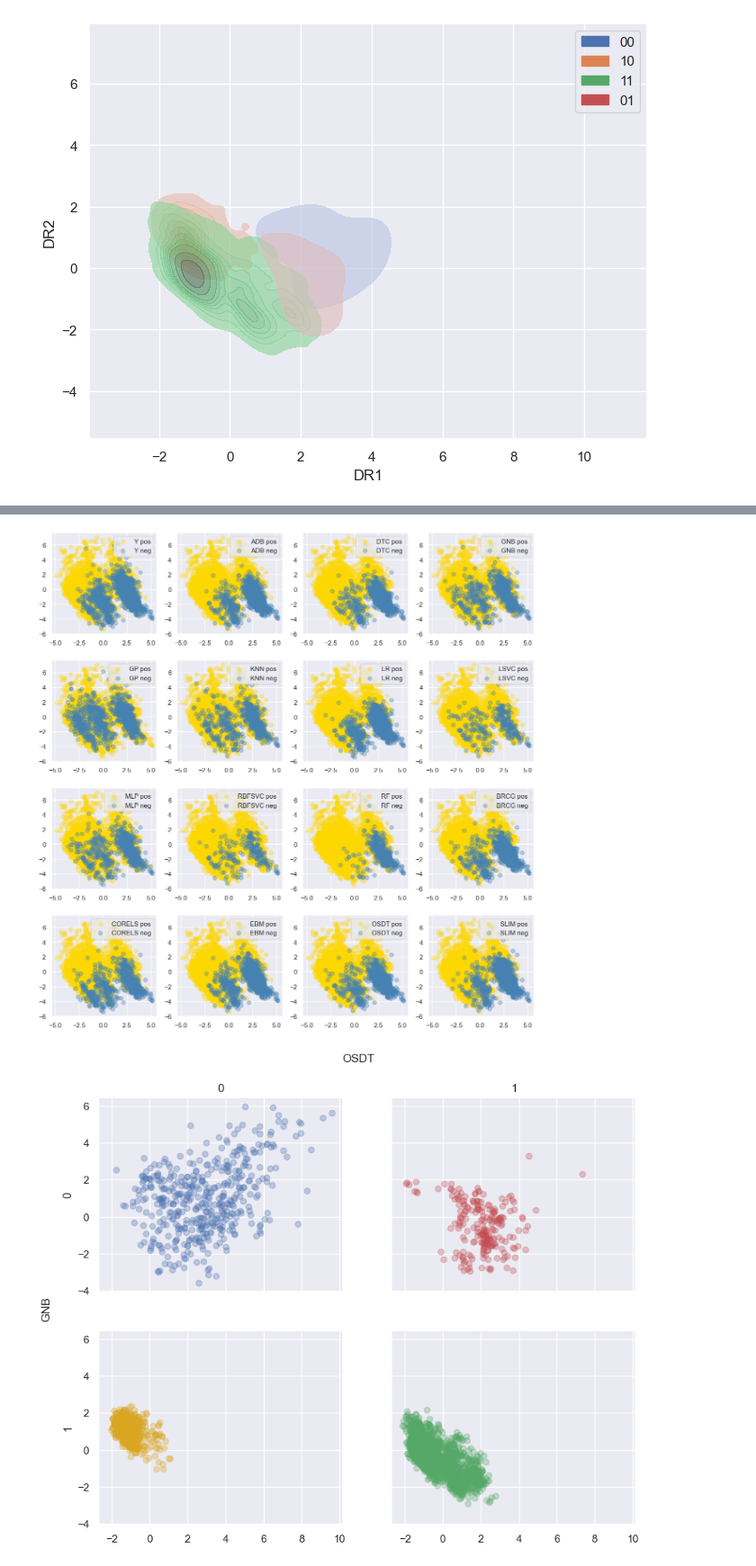
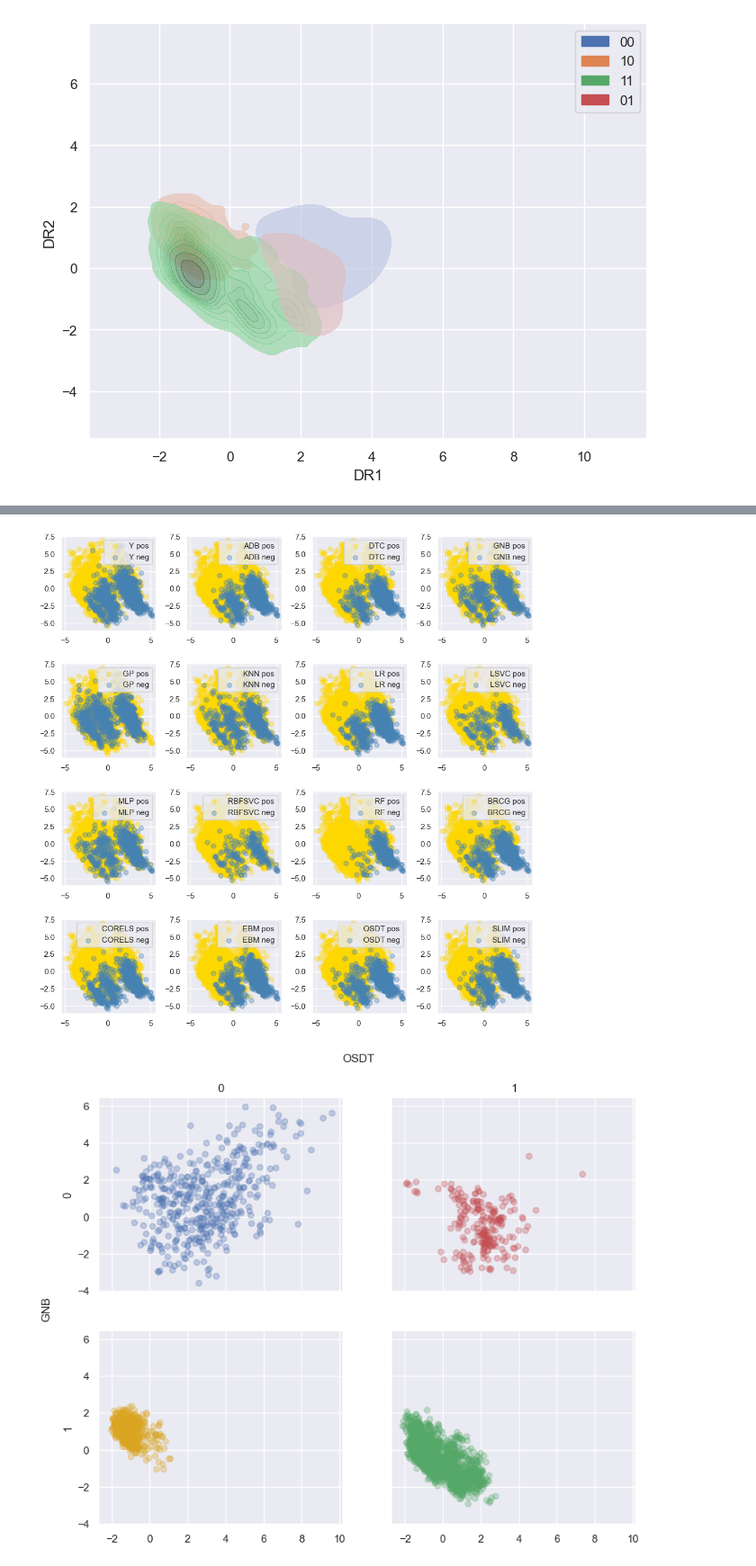
Before and after one commit to zhesimon/ComparativeMetaModels, a Jupyter notebook: Interface_example.ipynb, the cells around one changed output, grey strips where cells are left out. Shown at 90% size. Drawn from its saved outputs; the diff is of its cells as text; code cells hidden in the pictures.

```diff
--- a/Interface_example.ipynb
+++ b/Interface_example.ipynb
@@ -181,35 +181,35 @@ MC_cluster_analysis(X, Y_list, models, n_cl=n_cl, decimal=2, figsize=(12,10), ex
     Figure 28 in the paper performing pairwise comparison from a list of classifiers by ploting models next to each other.
     The first subfigure shows the true y labels and serves as the baseline.
     Yellow markers represent observations with label (or prediction) 1
     Blue markers represent observations with label (or prediction) 0.
 
     Parameters
     ----------
     X_DR : a reduced dimensionality data matrix X in 2D represented by a pandas dataframe of shape (n samples, 2)
     Y_list : a list of tuples that consists of model names and model predictions. The first tuple contains the true labels, while the subsequent tuples contain model predictions.
     export_file: option to save the current figure
     filename: file name to be specified to save the current figure
 """
 
 df=pd.read_csv('Adult_testdata_and_prediction.csv')
 X = df.iloc[:, :-16]
 Ys = df.iloc[:, -16:]
 
 Y_list=[]
 for i in range(Ys.shape[1]):
     model_name=Ys.columns[i]
     predictions=Ys[model_name].to_numpy()
     Y=model_name, predictions
     Y_list.append(Y)
 
 X_st =  StandardScaler().fit_transform(X)
 pca_scores = PCA(n_components=2).fit_transform(X_st)
 X_DR=pd.DataFrame(pca_scores, columns=['DR1','DR2'])
 
-MC_simple_dr_comparison(X_DR, Y_list, figsize=(12,12), export_file=True,
+MC_simple_dr_comparison(X_DR, Y_list, figsize=(10,10), export_file=True,
                         filename='MC_simple_dr_comparison.png', alpha=0.3, dpi=300)
 # %% [output]
-[figure, old version]
+[figure, new version]
 # %%
 """
     Figure 31 in the paper performing pairwise comparison from a list of classifiers via visual confusion matrix.
```
Also changed, not shown: parts of 5 cells of this notebook, 1 other file.
